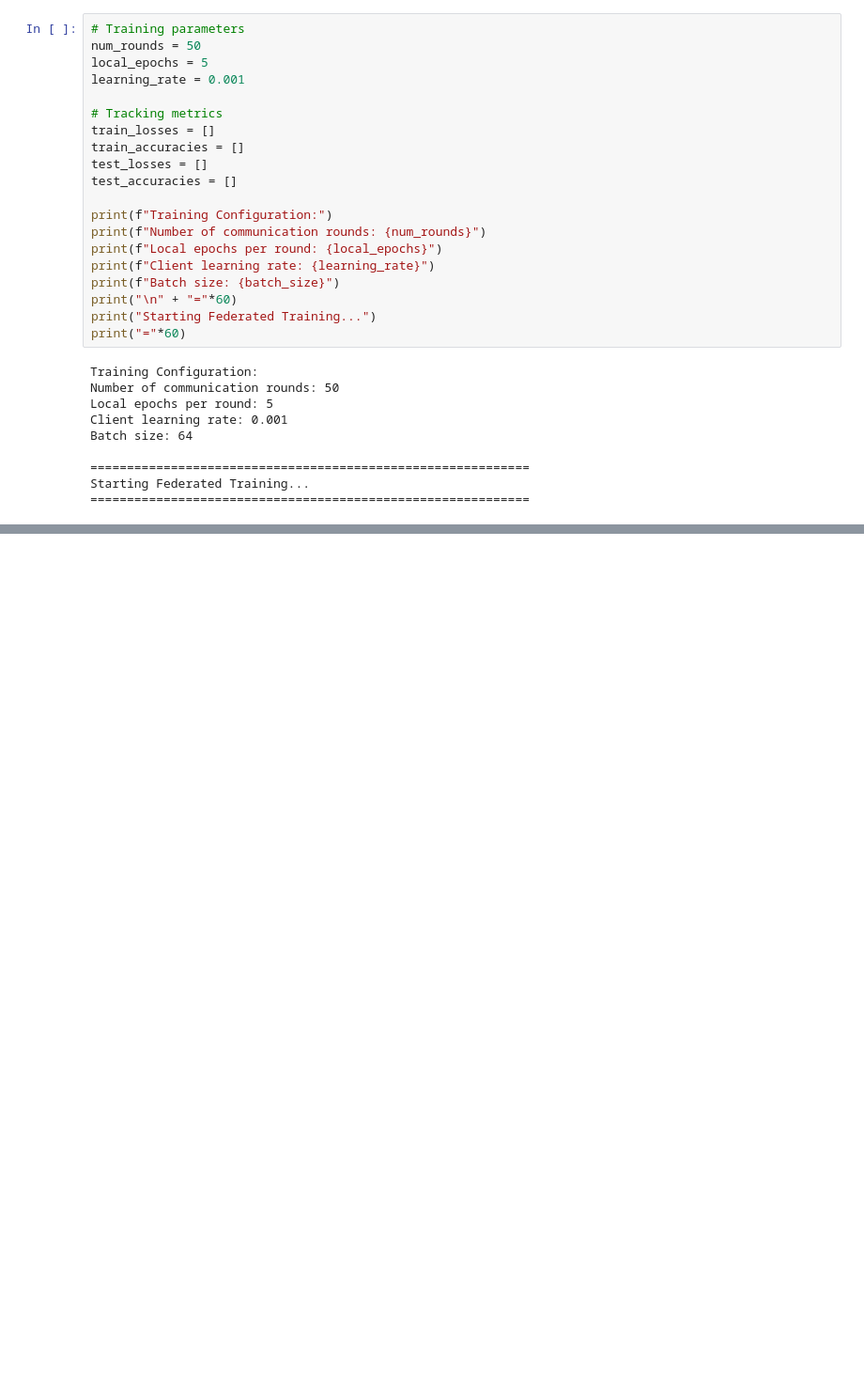
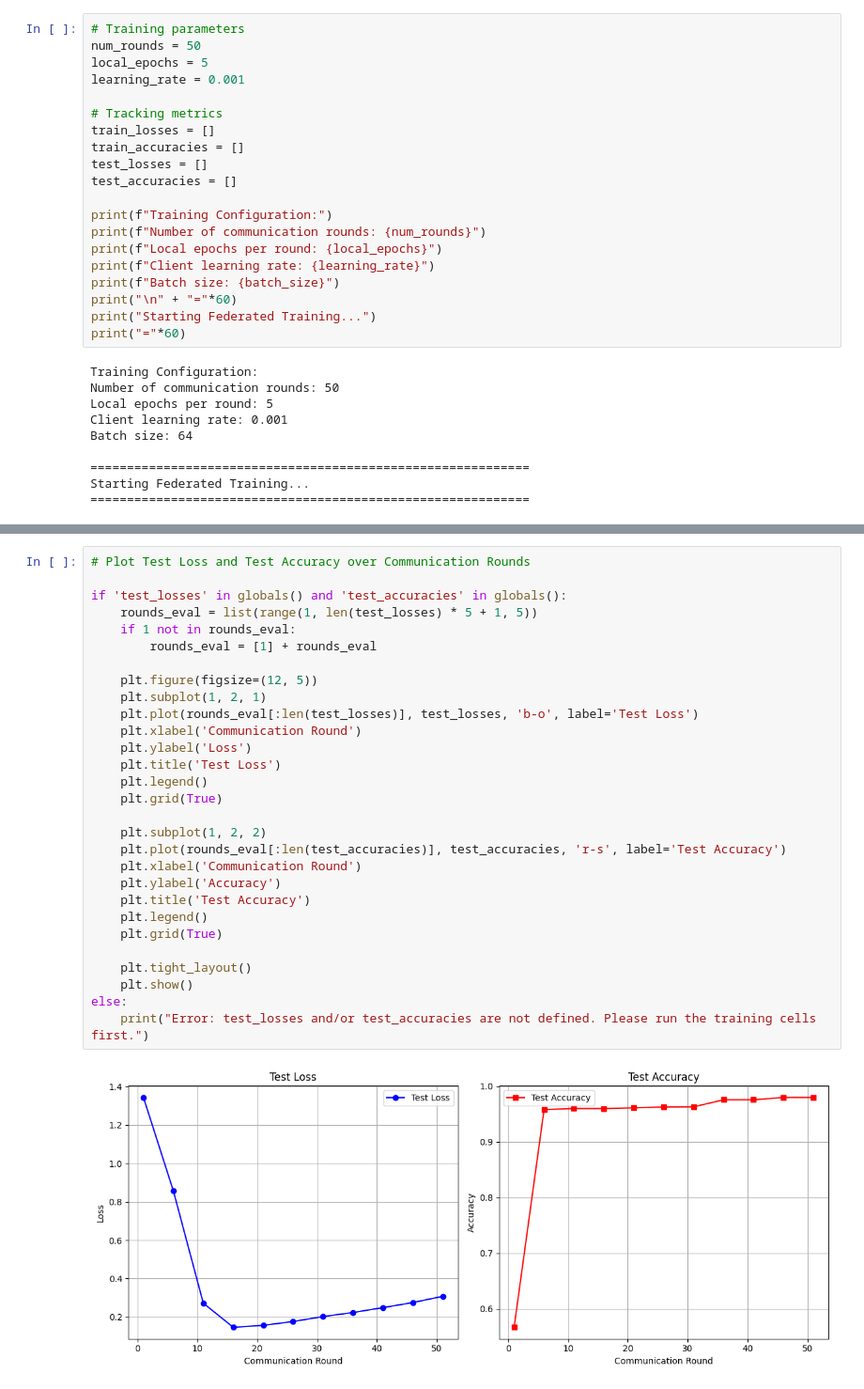
Before and after one commit to Govindds1/RTIDS-FedAdam, a Jupyter notebook: main_federated.ipynb, the cells around one changed output, grey strips where cells are left out. Shown at 94% size. Drawn from its saved outputs; the diff is of its cells as text; blank space fills up the shorter version.

```diff
--- a/main_federated.ipynb
+++ b/main_federated.ipynb
@@ -299,0 +304,31 @@ print(f"🎯 Final Global Test Accuracy: {test_accuracies[-1]:.4f}")
+# %%
+# Plot Test Loss and Test Accuracy over Communication Rounds
+
+if 'test_losses' in globals() and 'test_accuracies' in globals():
+    rounds_eval = list(range(1, len(test_losses) * 5 + 1, 5))
+    if 1 not in rounds_eval:
+        rounds_eval = [1] + rounds_eval
+
+    plt.figure(figsize=(12, 5))
+    plt.subplot(1, 2, 1)
+    plt.plot(rounds_eval[:len(test_losses)], test_losses, 'b-o', label='Test Loss')
+    plt.xlabel('Communication Round')
+    plt.ylabel('Loss')
+    plt.title('Test Loss')
+    plt.legend()
+    plt.grid(True)
+
+    plt.subplot(1, 2, 2)
+    plt.plot(rounds_eval[:len(test_accuracies)], test_accuracies, 'r-s', label='Test Accuracy')
+    plt.xlabel('Communication Round')
+    plt.ylabel('Accuracy')
+    plt.title('Test Accuracy')
+    plt.legend()
+    plt.grid(True)
+
+    plt.tight_layout()
+    plt.show()
+else:
+    print("Error: test_losses and/or test_accuracies are not defined. Please run the training cells first.")
+# %% [output]
+[figure, added]
```
Also changed, not shown: parts of 8 cells of this notebook.
